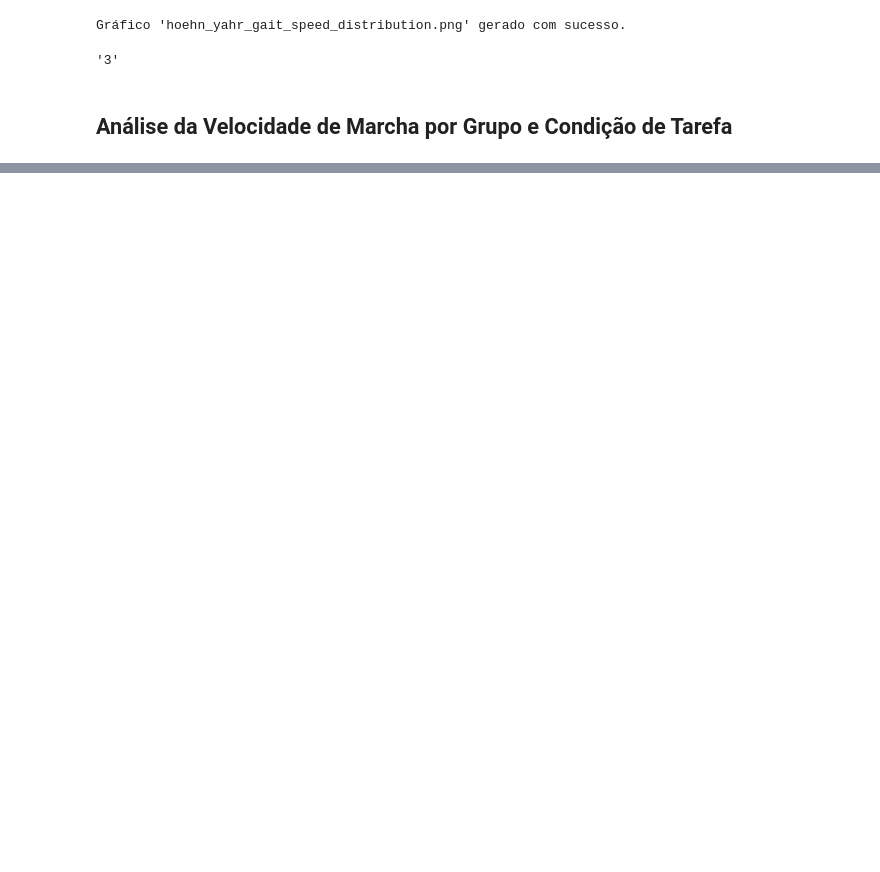
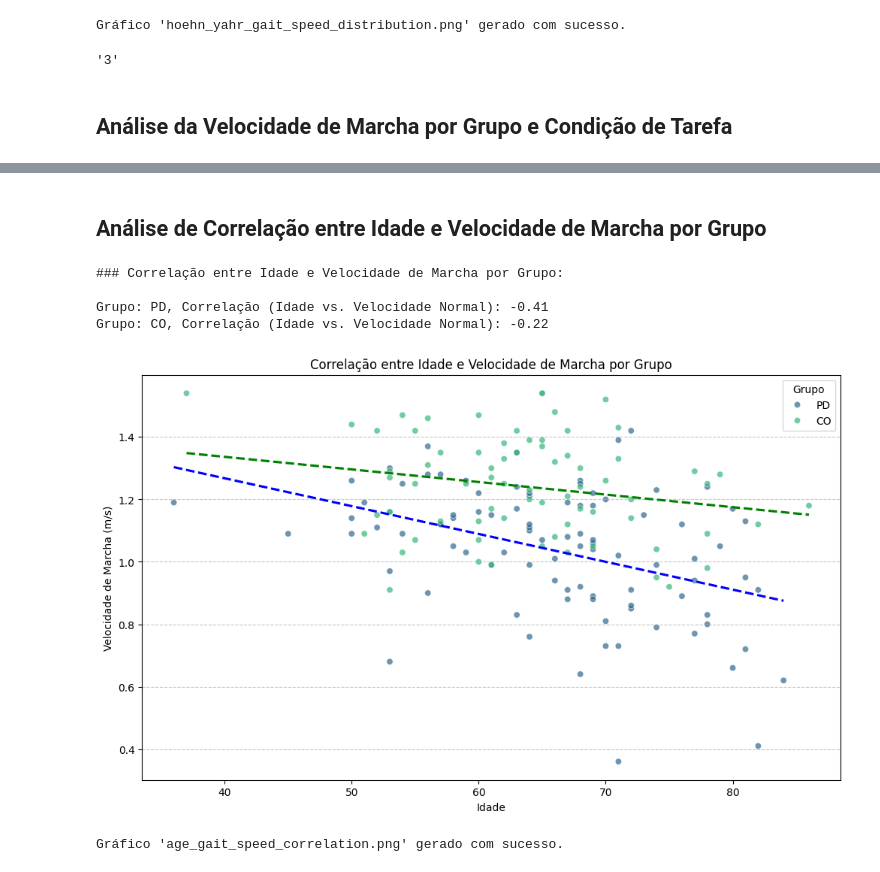
Before and after one commit to saraiva142/tcc, a Jupyter notebook: AnáliseExploratóriaTCC.ipynb, the cells around one changed output, grey strips where cells are left out. Cells and saved outputs as stored; diff of their text form; code cells hidden in the pictures; blank space fills up the shorter version.

Commit message:
Análise de Correlação entre Idade e Velocidade de Marcha por Grupo

```diff
--- a/AnáliseExploratóriaTCC.ipynb
+++ b/AnáliseExploratóriaTCC.ipynb
@@ -438 +438,52 @@ Setting a gradient palette using color= is deprecated and will be removed in v0.
 Gráfico 'gait_speed_dual_task_comparison.png' gerado com sucesso.
+# %% [markdown]
+## Análise de Correlação entre Idade e Velocidade de Marcha por Grupo
+# %%
+import pandas as pd
+import matplotlib.pyplot as plt
+import seaborn as sns
+
+file_path = "physionet.org/files/gaitpdb/1.0.0/demographics.html"
+
+dfs = pd.read_html(file_path, header=0)
+
+df = dfs[0]
+
+df.rename(columns={
+    "Speed_01 (m/sec)": "Speed_Normal"
+}, inplace=True)
+
+df["Speed_Normal"] = pd.to_numeric(df["Speed_Normal"], errors='coerce')
+df["Age"] = pd.to_numeric(df["Age"], errors='coerce')
+
+df.dropna(subset=["Speed_Normal", "Age"], inplace=True)
+
+df_filtered = df[df["Group"].isin(['PD', 'CO'])].copy()
+
+print("\n### Correlação entre Idade e Velocidade de Marcha por Grupo:\n")
+for group in df_filtered["Group"].unique():
+    group_df = df_filtered[df_filtered["Group"] == group]
+    correlation = group_df["Age"].corr(group_df["Speed_Normal"])
+    print(f"Grupo: {group}, Correlação (Idade vs. Velocidade Normal): {correlation:.2f}")
+
+
+plt.figure(figsize=(12, 7))
+sns.scatterplot(data=df_filtered, x="Age", y="Speed_Normal", hue="Group", palette="viridis", alpha=0.7)
+sns.regplot(data=df_filtered[df_filtered["Group"] == "PD"], x="Age", y="Speed_Normal", color="blue", scatter=False, ci=None, line_kws={"linestyle":"--"})
+sns.regplot(data=df_filtered[df_filtered["Group"] == "CO"], x="Age", y="Speed_Normal", color="green", scatter=False, ci=None, line_kws={"linestyle":"--"})
+plt.title("Correlação entre Idade e Velocidade de Marcha por Grupo")
+plt.xlabel("Idade")
+plt.ylabel("Velocidade de Marcha (m/s)")
+plt.grid(axis='y', linestyle='--', alpha=0.7)
+plt.legend(title="Grupo")
+#plt.savefig("age_gait_speed_correlation.png")
+plt.show()
+plt.close()
+print("Gráfico 'age_gait_speed_correlation.png' gerado com sucesso.")
+# %% [output]
+### Correlação entre Idade e Velocidade de Marcha por Grupo:
+
+Grupo: PD, Correlação (Idade vs. Velocidade Normal): -0.41
+Grupo: CO, Correlação (Idade vs. Velocidade Normal): -0.22
+[figure, added]
+Gráfico 'age_gait_speed_correlation.png' gerado com sucesso.
```
Also changed, not shown: parts of 5 cells of this notebook.
